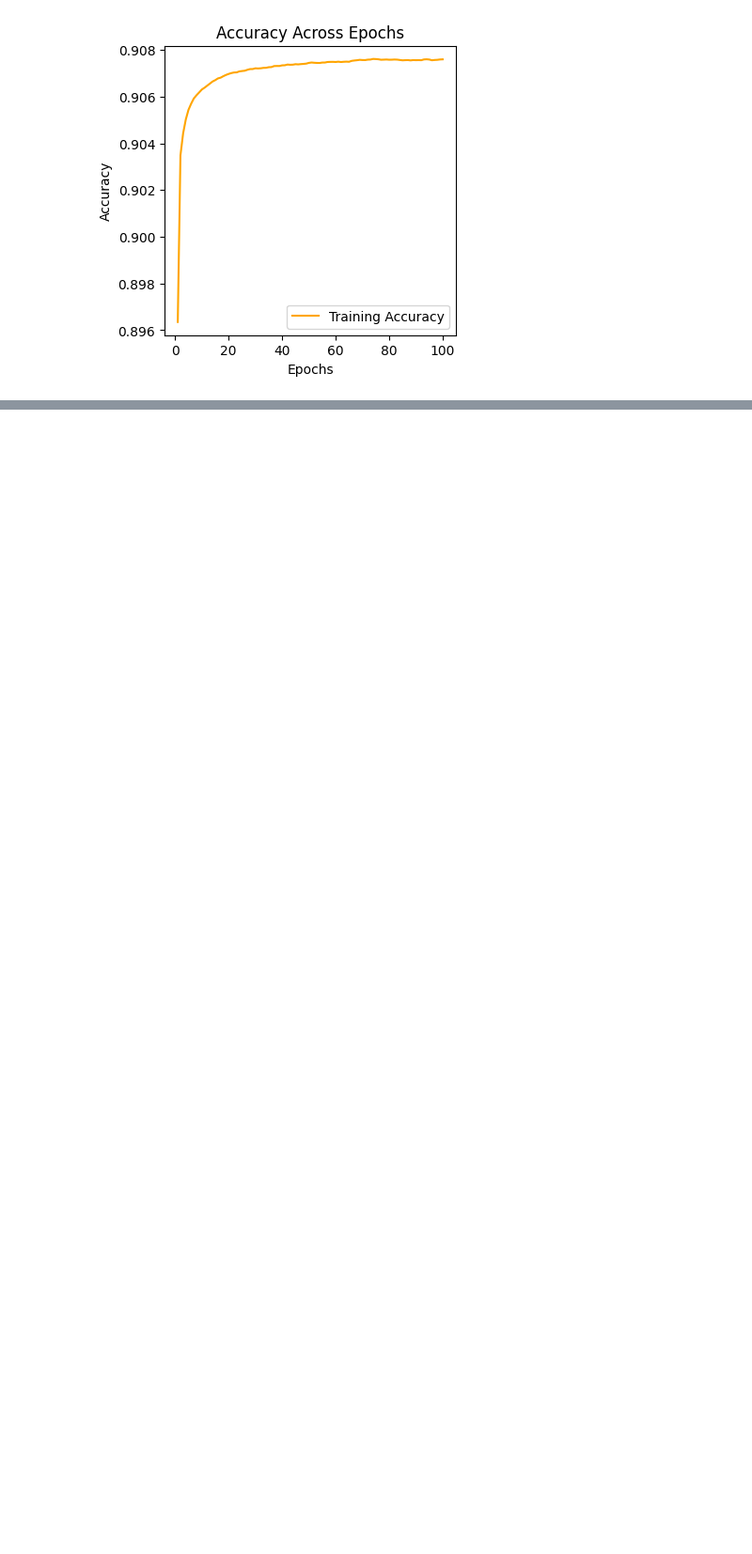
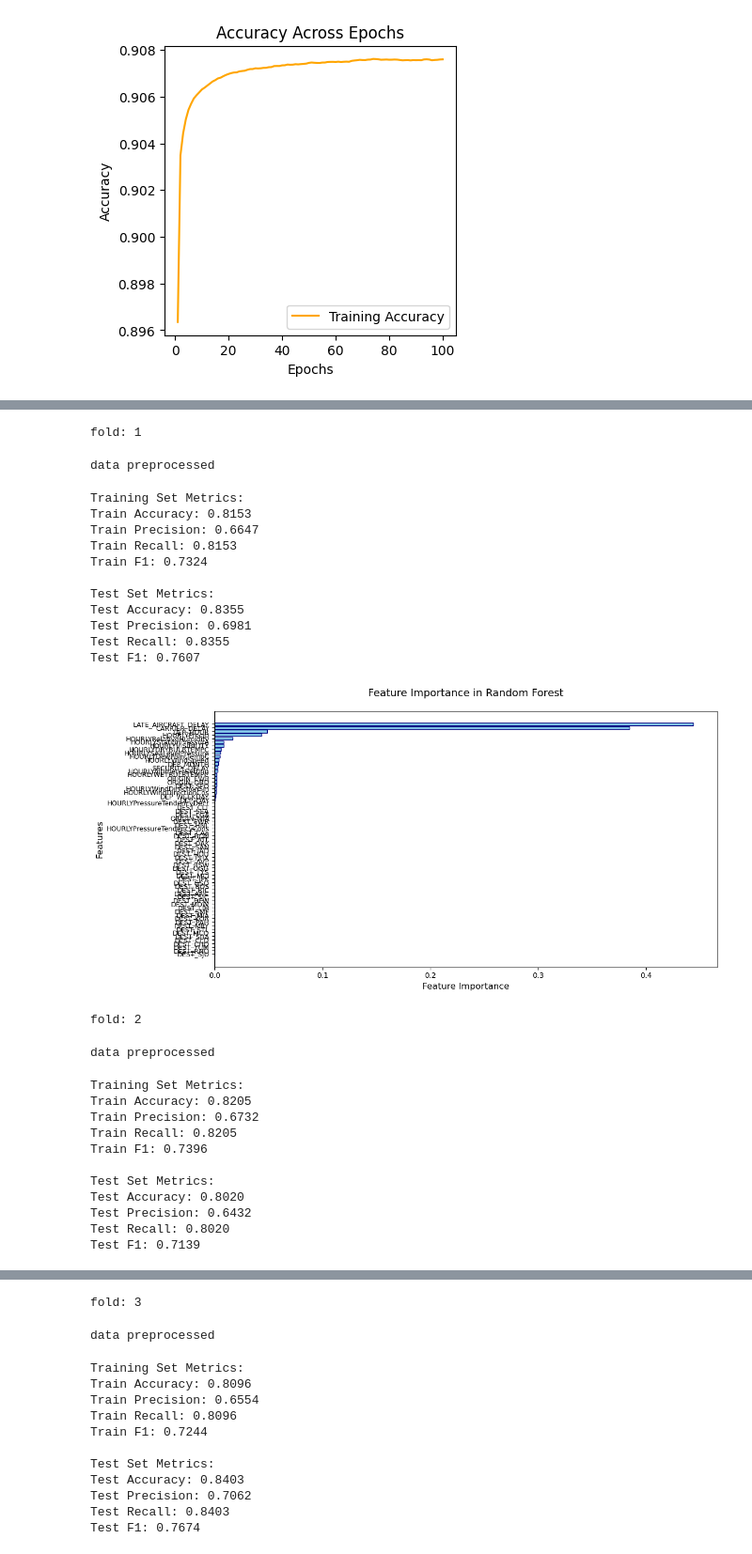
Before and after one commit to craigmiller24/MLP_Project, a Jupyter notebook: Benchmarks.ipynb, the cells around one changed output, grey strips where cells are left out. Shown: that part at 94% size. Cells and saved outputs as stored; diff of their text form; code cells hidden in the pictures; blank space fills up the shorter version.

Commit message:
crossvalidation completed

```diff
--- a/Benchmarks.ipynb
+++ b/Benchmarks.ipynb
@@ -324,0 +169,41 @@ F1-score: 0.9121
+# %%
+# Airport data
+airports = ['JFK', 'EWR', 'LAX', 'MIA', 'ORD']
+airport_data_dict = {
+    'JFK': merged_jfk_df,
+    'EWR': merged_ewr_df,
+    'LAX': merged_lax_df,
+    'MIA': merged_mia_df,
+    'ORD': merged_ord_df
+}
+# %%
+# Training RF model
+rf_metrics = crossvalidation_training(train_random_forest, airports, airport_data_dict)
+# %% [output]
+fold: 1
+data preprocessed
+Training Set Metrics:
+Train Accuracy: 0.8153
+Train Precision: 0.6647
+Train Recall: 0.8153
+Train F1: 0.7324
+
+Test Set Metrics:
+Test Accuracy: 0.8355
+Test Precision: 0.6981
+Test Recall: 0.8355
+Test F1: 0.7607
+[figure, added]
+fold: 2
+data preprocessed
+Training Set Metrics:
+Train Accuracy: 0.8205
+Train Precision: 0.6732
+Train Recall: 0.8205
+Train F1: 0.7396
+
+Test Set Metrics:
+Test Accuracy: 0.8020
+Test Precision: 0.6432
+Test Recall: 0.8020
+Test F1: 0.7139
@@ -324,0 +211,13 @@ F1-score: 0.9121
+fold: 3
+data preprocessed
+Training Set Metrics:
+Train Accuracy: 0.8096
+Train Precision: 0.6554
+Train Recall: 0.8096
+Train F1: 0.7244
+
+Test Set Metrics:
+Test Accuracy: 0.8403
+Test Precision: 0.7062
+Test Recall: 0.8403
+Test F1: 0.7674
```
Also changed, not shown: parts of 16 cells of this notebook, 12 other files.
